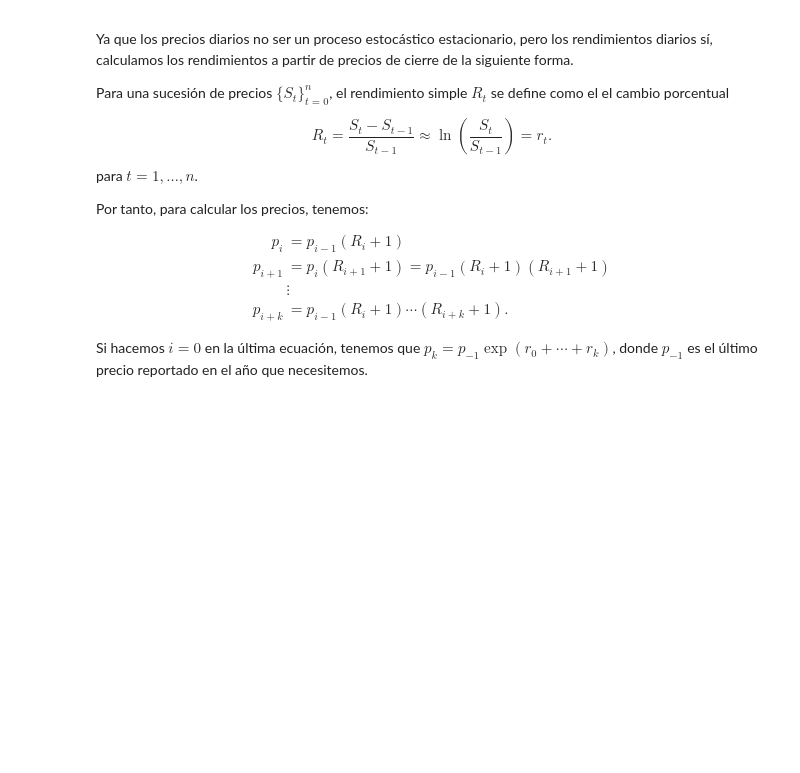
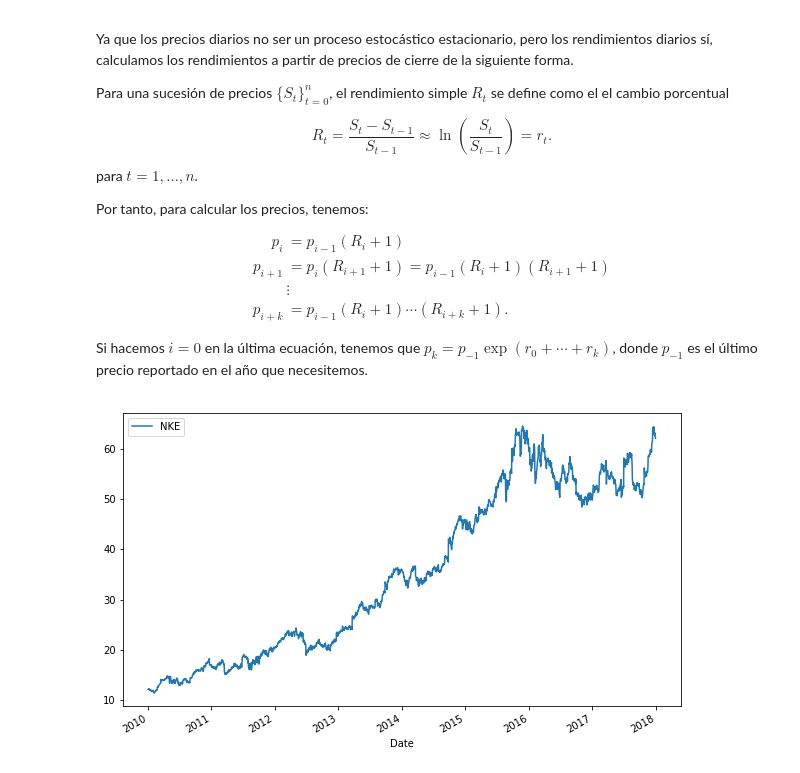
Before and after one commit to labv98/Proyecto-3, a Jupyter notebook: ProyectoModulo3_FrancoJE_FigueroaAR_BarraganVL.ipynb, the cells around one changed output. Drawn from its saved outputs; the diff is of its cells as text; code cells hidden in the pictures; blank space fills up the shorter version.

Commit message:
NIKE

```diff
--- a/ProyectoModulo3_FrancoJE_FigueroaAR_BarraganVL.ipynb
+++ b/ProyectoModulo3_FrancoJE_FigueroaAR_BarraganVL.ipynb
@@ -63,0 +71,31 @@ Si hacemos $i=0$ en la última ecuación, tenemos que $p_{k}=p_{-1}\exp(r_0+\cdo
+# %%
+# Función para descargar precios de cierre ajustados de varios activos a la vez:
+def get_closes(tickers, start_date=None, end_date=None, freq='d'):
+    # Fecha inicio por defecto (start_date='2010-01-01') y fecha fin por defecto (end_date=today)
+    # Frecuencia de muestreo por defecto (freq='d')
+    # Importamos paquetes necesarios
+    import pandas as pd
+    pd.core.common.is_list_like = pd.api.types.is_list_like
+    import pandas_datareader.data as web
+    # Creamos DataFrame vacío de precios, con el índice de las fechas
+    closes = pd.DataFrame(columns = tickers, index=web.YahooDailyReader(symbols=tickers[0], start=start_date, end=end_date, interval=freq).read().index)
+    # Agregamos cada uno de los precios con YahooDailyReader
+    for ticker in tickers:
+        df = web.YahooDailyReader(symbols=ticker, start=start_date, end=end_date, interval=freq).read()
+        closes[ticker]=df['Adj Close']
+    closes.index_name = 'Date'
+    closes = closes.sort_index()
+    return closes
+# %%
+# Descargamos datos...
+# Instrumento: Nike
+name = ['NKE']
+# Fechas de interés (inicio y fin): 2010-2016
+start, end = '2010-01-01', '2017-12-31'
+# Función DataReader
+closes = get_closes(tickers=name, start_date=start, end_date=end, freq='d')
+# %%
+# Graficamos
+closes.plot(figsize=(10,6));
+# %% [output]
+[figure, added]
```
Also changed, not shown: parts of 13 cells of this notebook.
